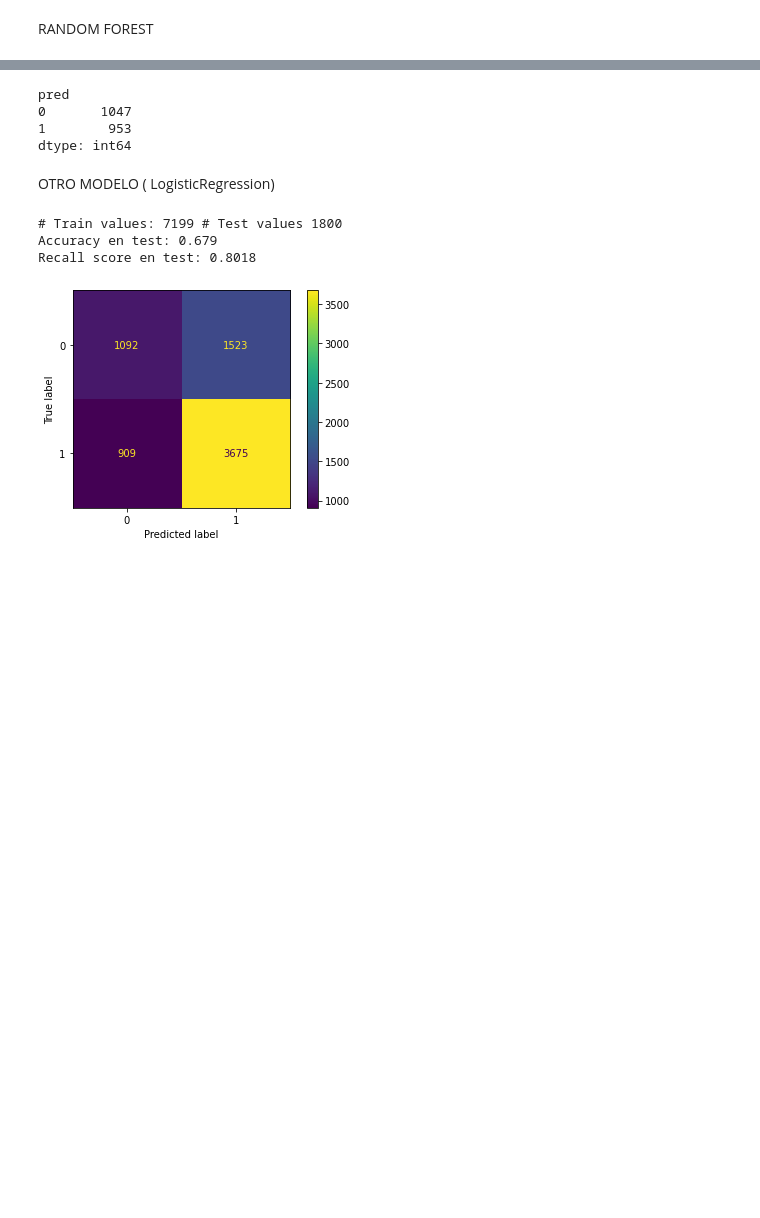
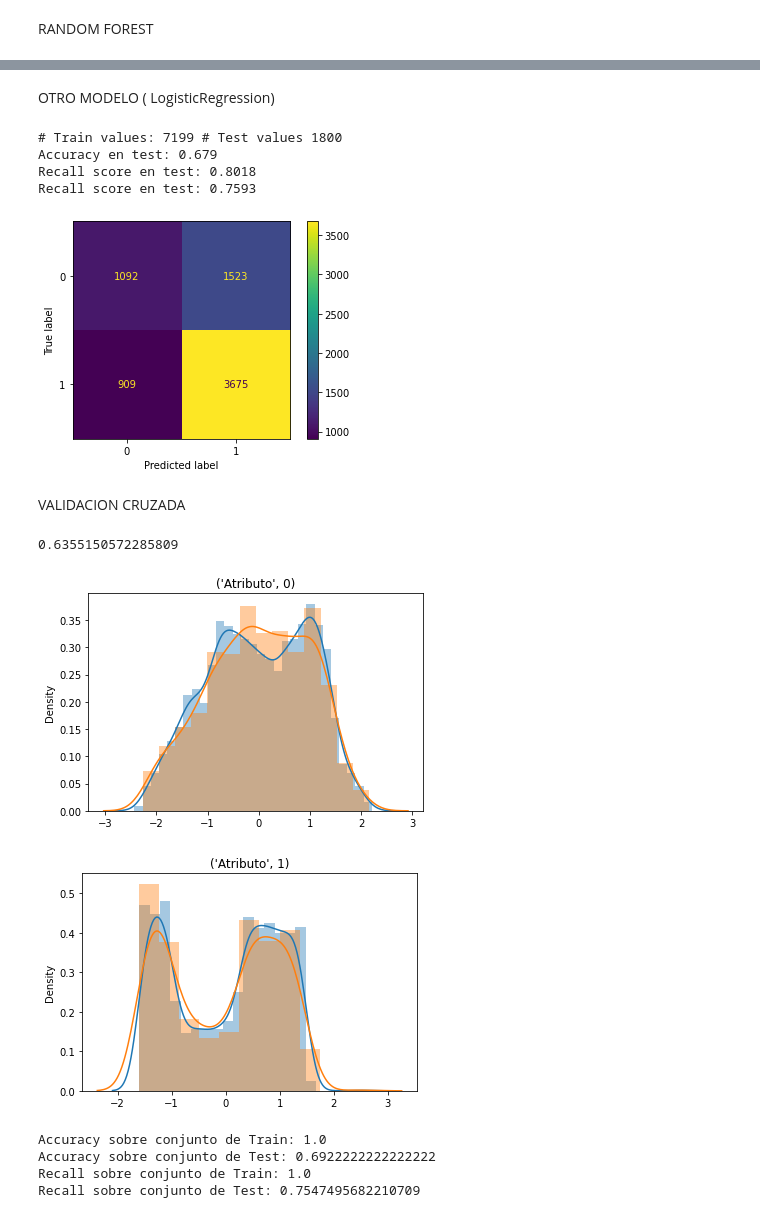
Before and after one commit to SantiGallastegui/Proyecto-Datathon, a Jupyter notebook: AnalisEDA.ipynb, the cells around one changed output, grey strips where cells are left out. Drawn from its saved outputs; the diff is of its cells as text; code cells hidden in the pictures; blank space fills up the shorter version.

```diff
--- a/AnalisEDA.ipynb
+++ b/AnalisEDA.ipynb
@@ -331,10 +337,3 @@ prediccion.to_csv('SantiGallastegui.csv', index=False)
-# %%
-prediccion.value_counts()
-# %% [output]
-pred
-0       1047
-1        953
-dtype: int64
 # %% [markdown]
 OTRO MODELO ( LogisticRegression)
 # %%
@@ -348,6 +347,9 @@ from sklearn.linear_model import LogisticRegression
 clf = LogisticRegression()
 X_train3, X_test3, Y_train3, Y_test3 = train_test_split(X3, Y3, test_size = 0.2, random_state = 10)
 print(f'# Train values: {X_train3.shape[0]} # Test values {X_test3.shape[0]}')
+st_x= StandardScaler()
+X_Train3= st_x.fit_transform(X_train3)
+X_Test3= st_x.transform(X_test3)
 clf.fit(X_train3, Y_train3)
 y_train_preds3 = clf.predict(X_train3)
 y_test_preds3 = clf.predict(X_test3)
@@ -356,11 +358,61 @@ matrix = confusion_matrix(Y_train3, y_train_preds3)
 matrix_d = ConfusionMatrixDisplay(matrix)
 print(f'Accuracy en test: {round(accuracy_score(Y_test3, y_test_preds3),3)}')
 print(f'Recall score en test: {round(recall_score(Y_test3, y_test_preds3),4)}')
-
+print(f'Recall score en test: {round(f1_score(Y_test3, y_test_preds3),4)}')
 matrix_d.plot()
 plt.show()
 # %% [output]
 # Train values: 7199 # Test values 1800
 Accuracy en test: 0.679
 Recall score en test: 0.8018
+Recall score en test: 0.7593
 [figure]
+# %% [markdown]
+VALIDACION CRUZADA
+# %%
+X4= data[['cost_total', 'Weight_in_gms']]
+Y4= data['Reached.on.Time_Y.N']
+# %%
+scl = StandardScaler()
+X4 = scl.fit_transform(X4)
+Y4.sum()/Y4.count()
+# %% [output]
+0.6355150572285809
+# %%
+X_train, X_test, y_train, y_test = train_test_split(X4,Y4, test_size=0.10, random_state=10, stratify=Y)
+# %%
+# Chequeamos la distribución de los subsets
+
+for i in range(X_train.shape[1]):
+    sns.distplot(x = X_train[:,i])
+    sns.distplot(x = X_test[:,i])
+    titulo = 'Atributo', i
+    plt.title(titulo)
+    plt.show()
+# %% [output]
+[figure, added]
+[figure, added]
+# %%
+# Instanciamos el árbol
+tree = DecisionTreeClassifier(max_depth = None)
+
+tree.fit(X_train, y_train)
+# Predecimos sobre nuestro set de entrenamiento
+
+y_train_pred = tree.predict(X_train)
+
+# Predecimos sobre nuestro set de test
+
+y_test_pred = tree.predict(X_test)
+
+# Comparamos con las etiquetas reales
+
+print('Accuracy sobre conjunto de Train:', accuracy_score(y_train_pred,y_train))
+print('Accuracy sobre conjunto de Test:', accuracy_score(y_test_pred,y_test))
+print('Recall sobre conjunto de Train:', recall_score(y_train_pred,y_train))
+print('Recall sobre conjunto de Test:', recall_score(y_test_pred,y_test))
+# %% [output]
+Accuracy sobre conjunto de Train: 1.0
+Accuracy sobre conjunto de Test: 0.6922222222222222
+Recall sobre conjunto de Train: 1.0
+Recall sobre conjunto de Test: 0.7547495682210709
```
Also changed, not shown: parts of 25 cells of this notebook, 2 other files.
